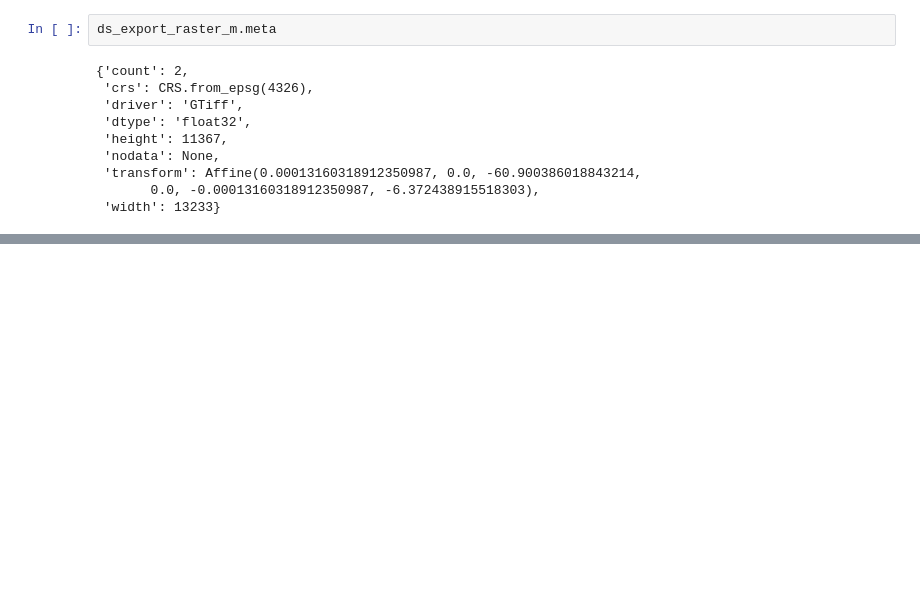
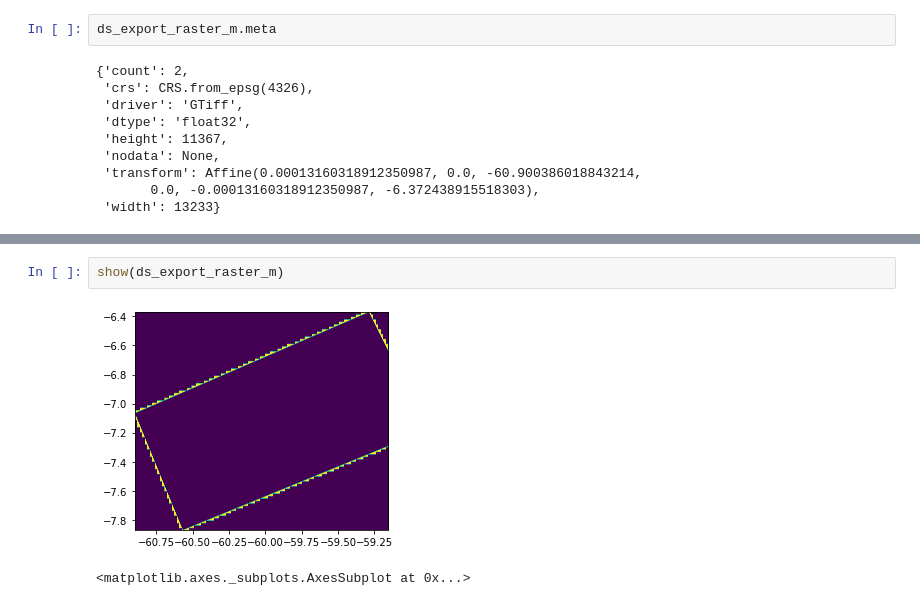
Before and after one commit to danielleitesoares/tccuea, a Jupyter notebook: teste_tif.ipynb, the cells around one changed output, grey strips where cells are left out. Saved outputs shown, nothing was run; the diff lists cells and outputs as text; blank space fills up the shorter version.

```diff
--- a/teste_tif.ipynb
+++ b/teste_tif.ipynb
@@ -146,0 +160,5 @@ ds_export_raster_m.meta
+# %%
+show(ds_export_raster_m)
+# %% [output]
+[figure, added]
+<matplotlib.axes._subplots.AxesSubplot at 0x...>
```
Also changed, not shown: parts of 4 cells of this notebook.
